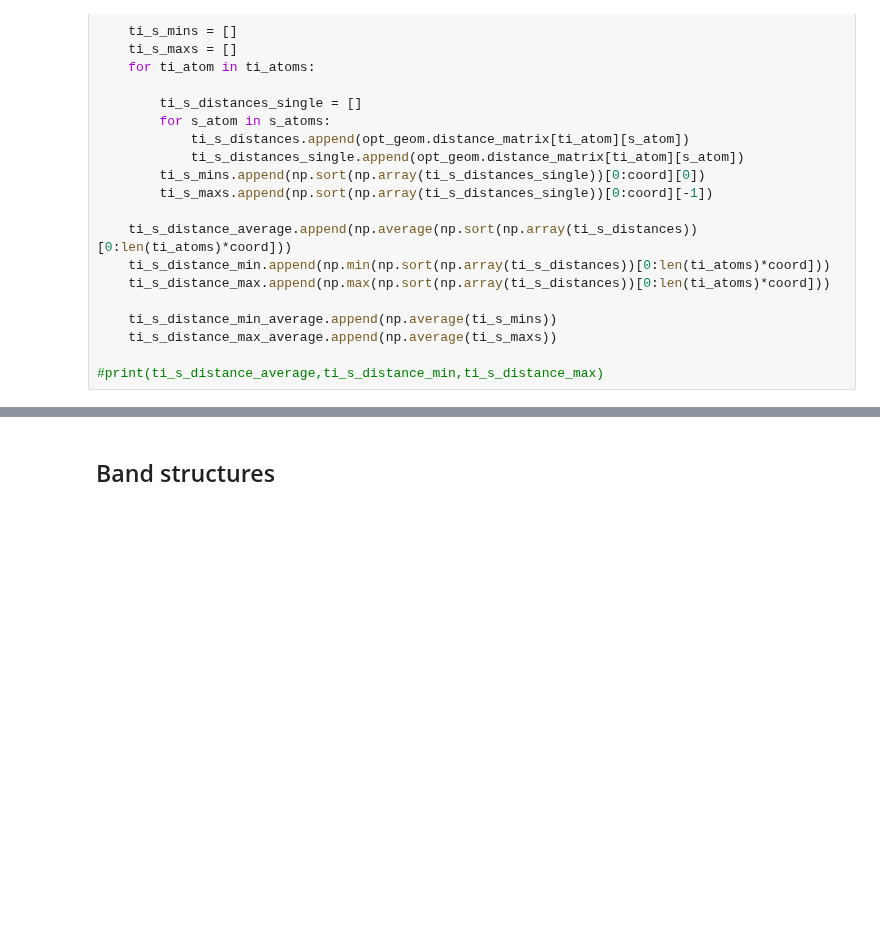
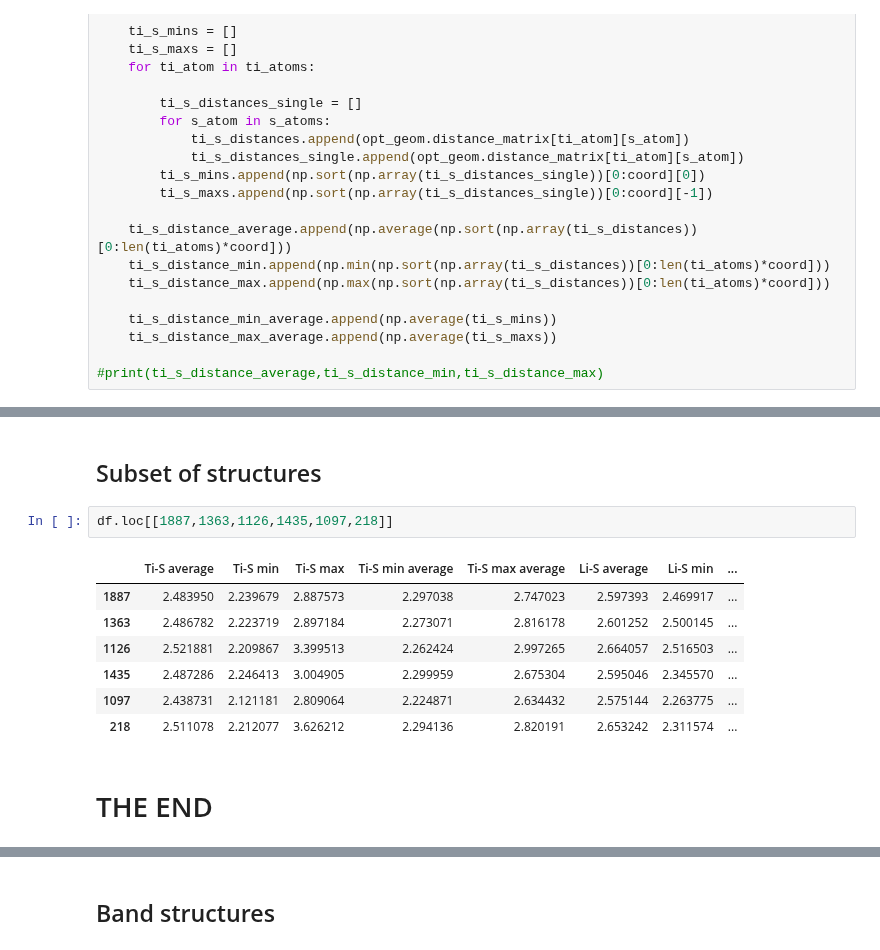
Before and after one commit to cmsg-icl/solid-solutions, a Jupyter notebook: Li2TiS.ipynb, the cells around one changed output, grey strips where cells are left out. Cells and saved outputs as stored; diff of their text form; blank space fills up the shorter version.

Commit message:
Add table for paper

```diff
--- a/Li2TiS.ipynb
+++ b/Li2TiS.ipynb
@@ -332,0 +305,14 @@ df.sort_values('Energy/unit formula', axis=0, ascending=True, inplace=False)
+# %% [markdown]
+## Subset of structures
+# %%
+df.loc[[1887,1363,1126,1435,1097,218]]
+# %% [output]
+|  | Ti-S average | Ti-S min | Ti-S max | Ti-S min average | Ti-S max average | Li-S average | Li-S min | ... |
+| 1887 | 2.483950 | 2.239679 | 2.887573 | 2.297038 | 2.747023 | 2.597393 | 2.469917 | ... |
+| 1363 | 2.486782 | 2.223719 | 2.897184 | 2.273071 | 2.816178 | 2.601252 | 2.500145 | ... |
+| 1126 | 2.521881 | 2.209867 | 3.399513 | 2.262424 | 2.997265 | 2.664057 | 2.516503 | ... |
+| 1435 | 2.487286 | 2.246413 | 3.004905 | 2.299959 | 2.675304 | 2.595046 | 2.345570 | ... |
+| 1097 | 2.438731 | 2.121181 | 2.809064 | 2.224871 | 2.634432 | 2.575144 | 2.263775 | ... |
+| 218 | 2.511078 | 2.212077 | 3.626212 | 2.294136 | 2.820191 | 2.653242 | 2.311574 | ... |
+# %% [markdown]
+# THE END
```
Also changed, not shown: parts of 39 cells of this notebook.
